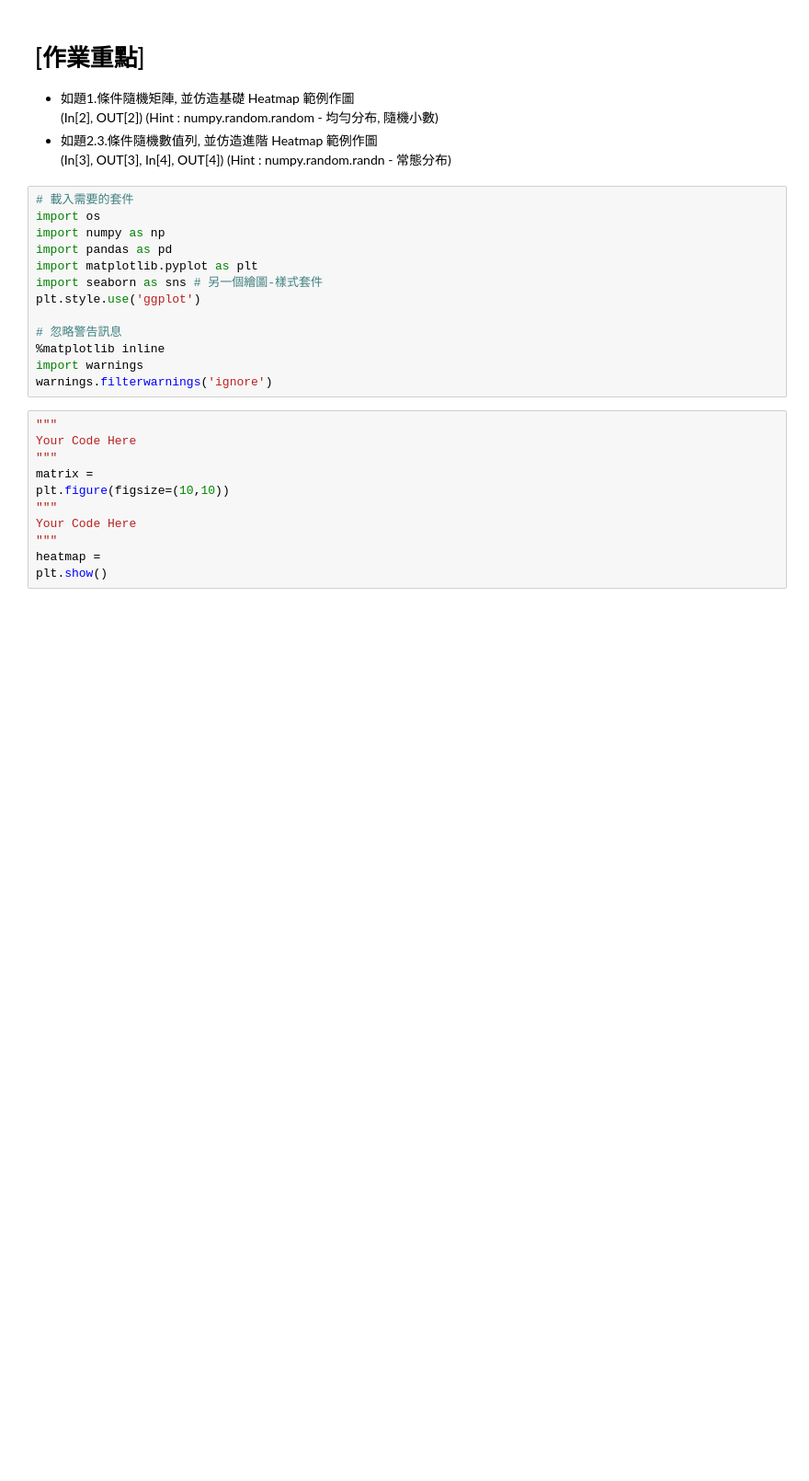
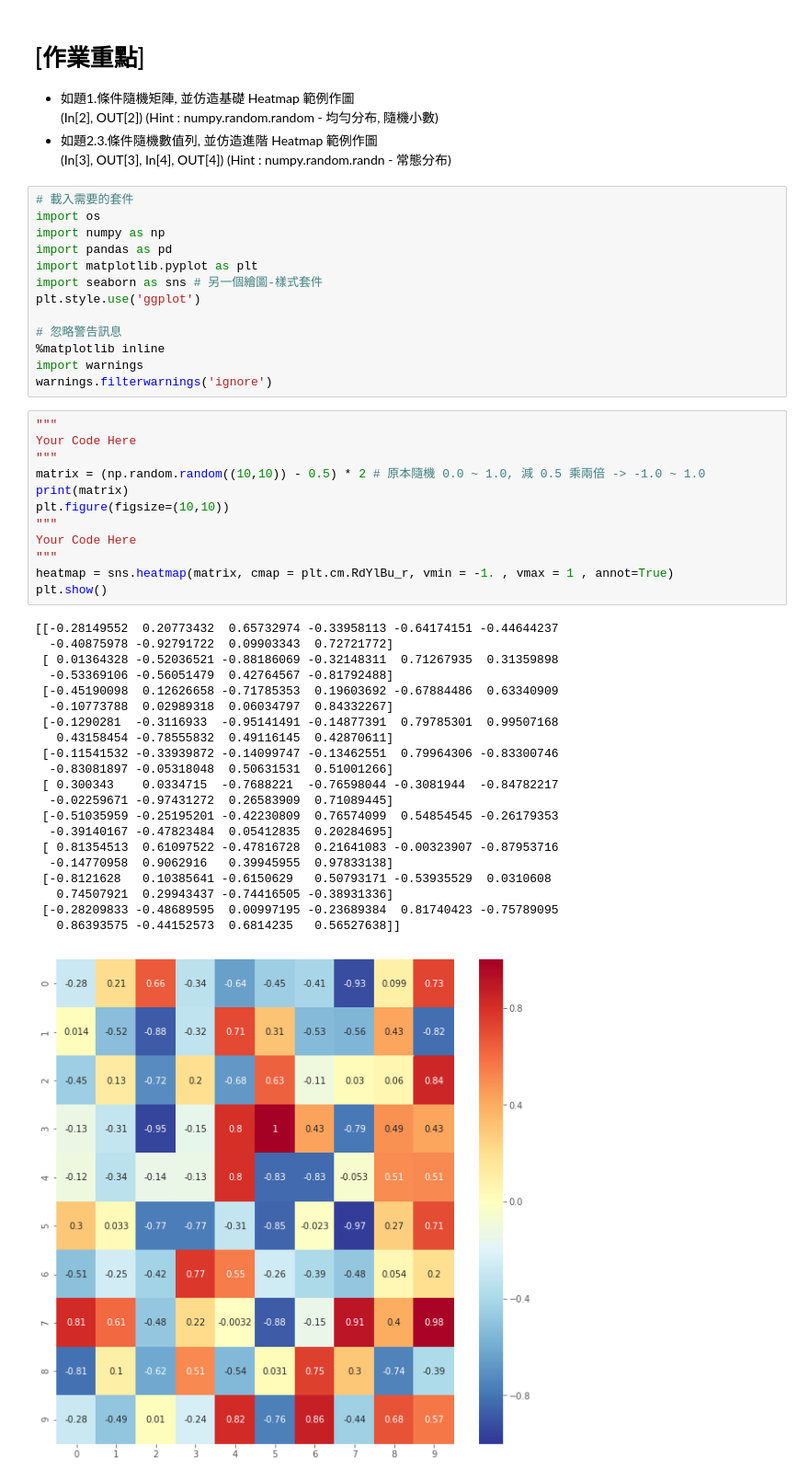
Before and after one commit to kevin801221/ML100days, a Jupyter notebook: Day_020_HW.ipynb, the cells around one changed output. Shown at 92% size. Saved outputs shown, nothing was run; the diff lists cells and outputs as text; blank space fills up the shorter version.

```diff
--- a/Day_020_HW.ipynb
+++ b/Day_020_HW.ipynb
@@ -28,14 +28,37 @@ warnings.filterwarnings('ignore')
 # %%
 """
 Your Code Here
 """
-matrix =
+matrix = (np.random.random((10,10)) - 0.5) * 2 # 原本隨機 0.0 ~ 1.0, 減 0.5 乘兩倍 -> -1.0 ~ 1.0
+print(matrix)
 plt.figure(figsize=(10,10))
 """
 Your Code Here
 """
-heatmap =
+heatmap = sns.heatmap(matrix, cmap = plt.cm.RdYlBu_r, vmin = -1. , vmax = 1 , annot=True)
 plt.show()
+# %% [output]
+[[-0.28149552  0.20773432  0.65732974 -0.33958113 -0.64174151 -0.44644237
+  -0.40875978 -0.92791722  0.09903343  0.72721772]
+ [ 0.01364328 -0.52036521 -0.88186069 -0.32148311  0.71267935  0.31359898
+  -0.53369106 -0.56051479  0.42764567 -0.81792488]
+ [-0.45190098  0.12626658 -0.71785353  0.19603692 -0.67884486  0.63340909
+  -0.10773788  0.02989318  0.06034797  0.84332267]
+ [-0.1290281  -0.3116933  -0.95141491 -0.14877391  0.79785301  0.99507168
+   0.43158454 -0.78555832  0.49116145  0.42870611]
+ [-0.11541532 -0.33939872 -0.14099747 -0.13462551  0.79964306 -0.83300746
+  -0.83081897 -0.05318048  0.50631531  0.51001266]
+ [ 0.300343    0.0334715  -0.7688221  -0.76598044 -0.3081944  -0.84782217
+  -0.02259671 -0.97431272  0.26583909  0.71089445]
+ [-0.51035959 -0.25195201 -0.42230809  0.76574099  0.54854545 -0.26179353
+  -0.39140167 -0.47823484  0.05412835  0.20284695]
+ [ 0.81354513  0.61097522 -0.47816728  0.21641083 -0.00323907 -0.87953716
+  -0.14770958  0.9062916   0.39945955  0.97833138]
+ [-0.8121628   0.10385641 -0.6150629   0.50793171 -0.53935529  0.0310608
+   0.74507921  0.29943437 -0.74416505 -0.38931336]
+ [-0.28209833 -0.48689595  0.00997195 -0.23689384  0.81740423 -0.75789095
+   0.86393575 -0.44152573  0.6814235   0.56527638]]
+[figure, added]
 # %%
 nrow = 1000
 ncol = 3
```
Also changed, not shown: parts of 2 cells of this notebook.
